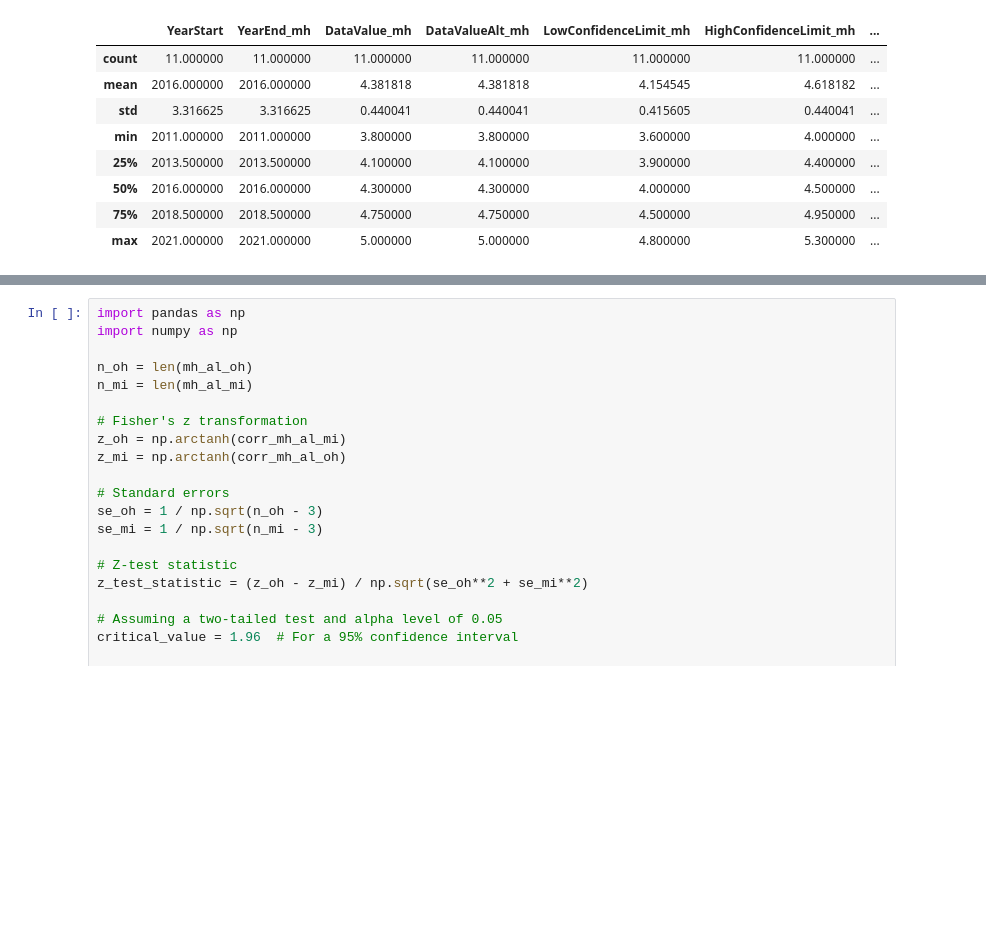
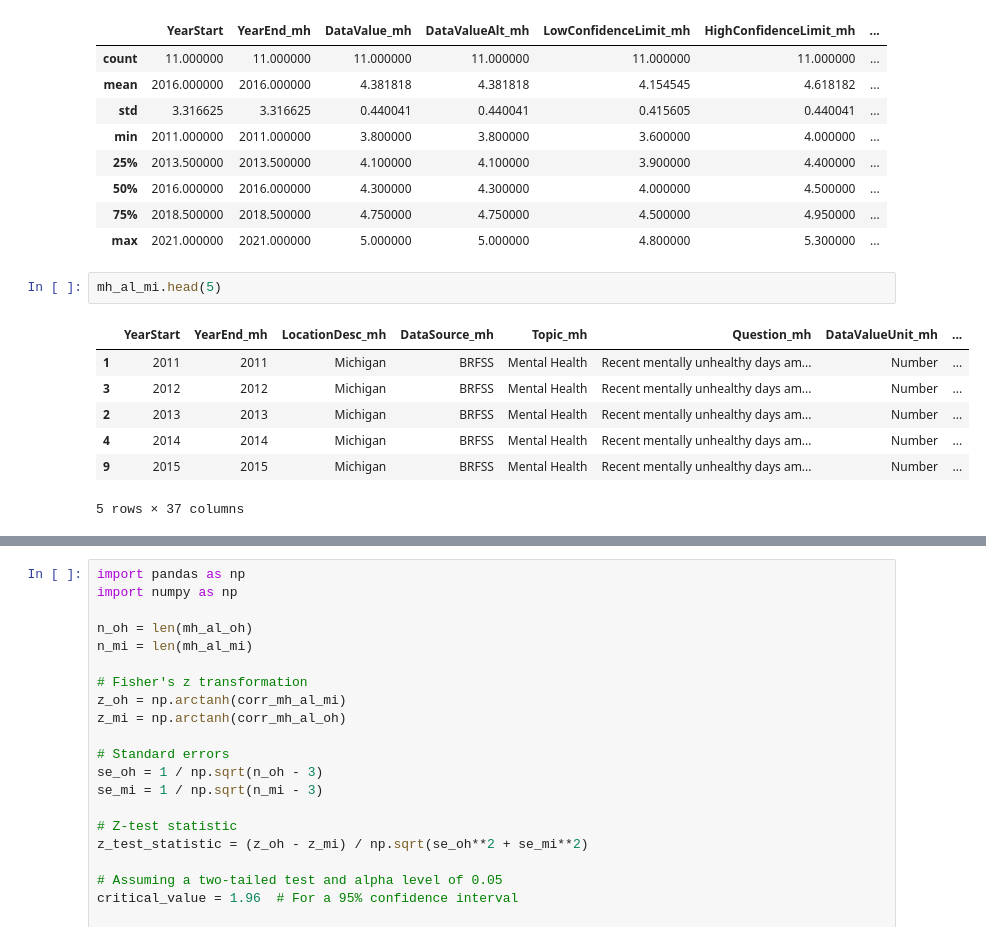
Before and after one commit to jrmcmill/618-project, a Jupyter notebook: JMproject-description.ipynb, the cells around one changed output, grey strips where cells are left out. Saved outputs shown, nothing was run; the diff lists cells and outputs as text; blank space fills up the shorter version.

```diff
--- a/JMproject-description.ipynb
+++ b/JMproject-description.ipynb
@@ -537,3 +547,13 @@ mh_al_mi.describe()
 | 50% | 2016.000000 | 2016.000000 | 4.300000 | 4.300000 | 4.000000 | 4.500000 | ... |
 | 75% | 2018.500000 | 2018.500000 | 4.750000 | 4.750000 | 4.500000 | 4.950000 | ... |
 | max | 2021.000000 | 2021.000000 | 5.000000 | 5.000000 | 4.800000 | 5.300000 | ... |
+# %%
+mh_al_mi.head(5)
+# %% [output]
+|  | YearStart | YearEnd_mh | LocationDesc_mh | DataSource_mh | Topic_mh | Question_mh | DataValueUnit_mh | ... |
+| 1 | 2011 | 2011 | Michigan | BRFSS | Mental Health | Recent mentally unhealthy days am... | Number | ... |
+| 3 | 2012 | 2012 | Michigan | BRFSS | Mental Health | Recent mentally unhealthy days am... | Number | ... |
+| 2 | 2013 | 2013 | Michigan | BRFSS | Mental Health | Recent mentally unhealthy days am... | Number | ... |
+| 4 | 2014 | 2014 | Michigan | BRFSS | Mental Health | Recent mentally unhealthy days am... | Number | ... |
+| 9 | 2015 | 2015 | Michigan | BRFSS | Mental Health | Recent mentally unhealthy days am... | Number | ... |
+5 rows × 37 columns
```
Also changed, not shown: parts of 10 cells of this notebook.
